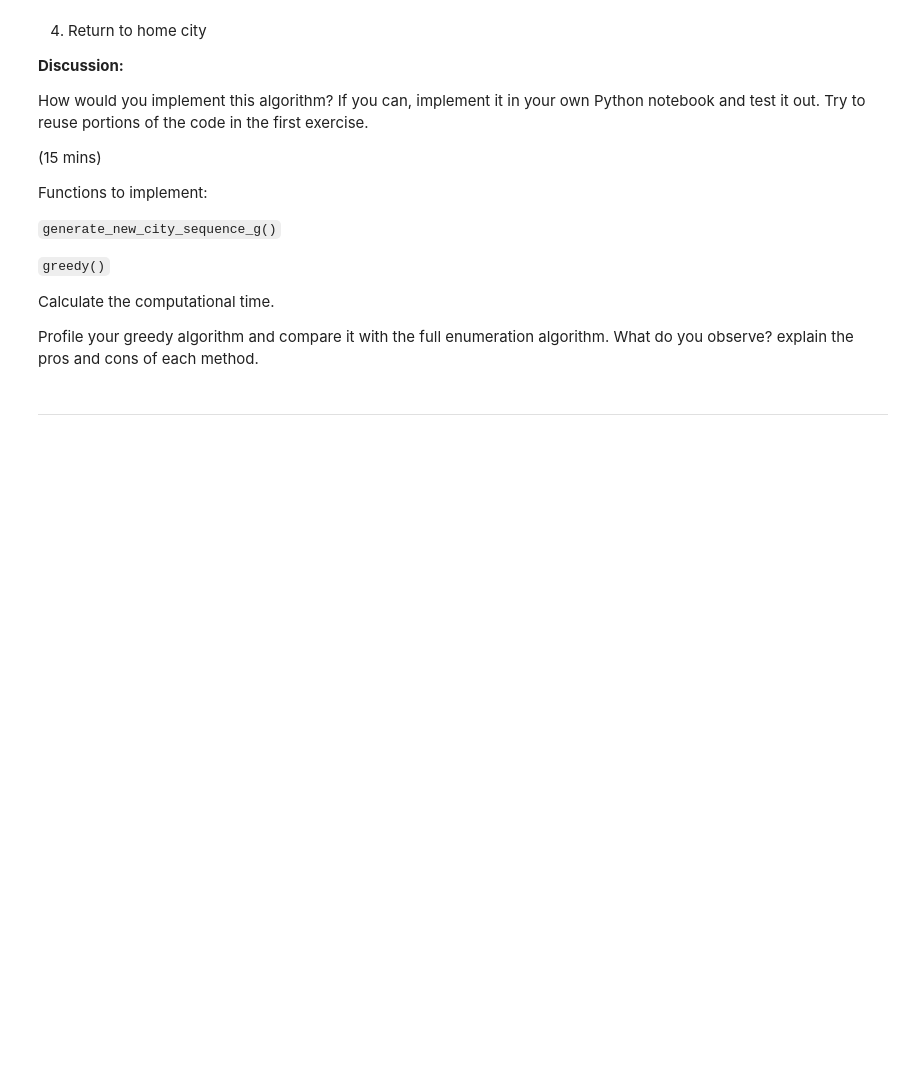
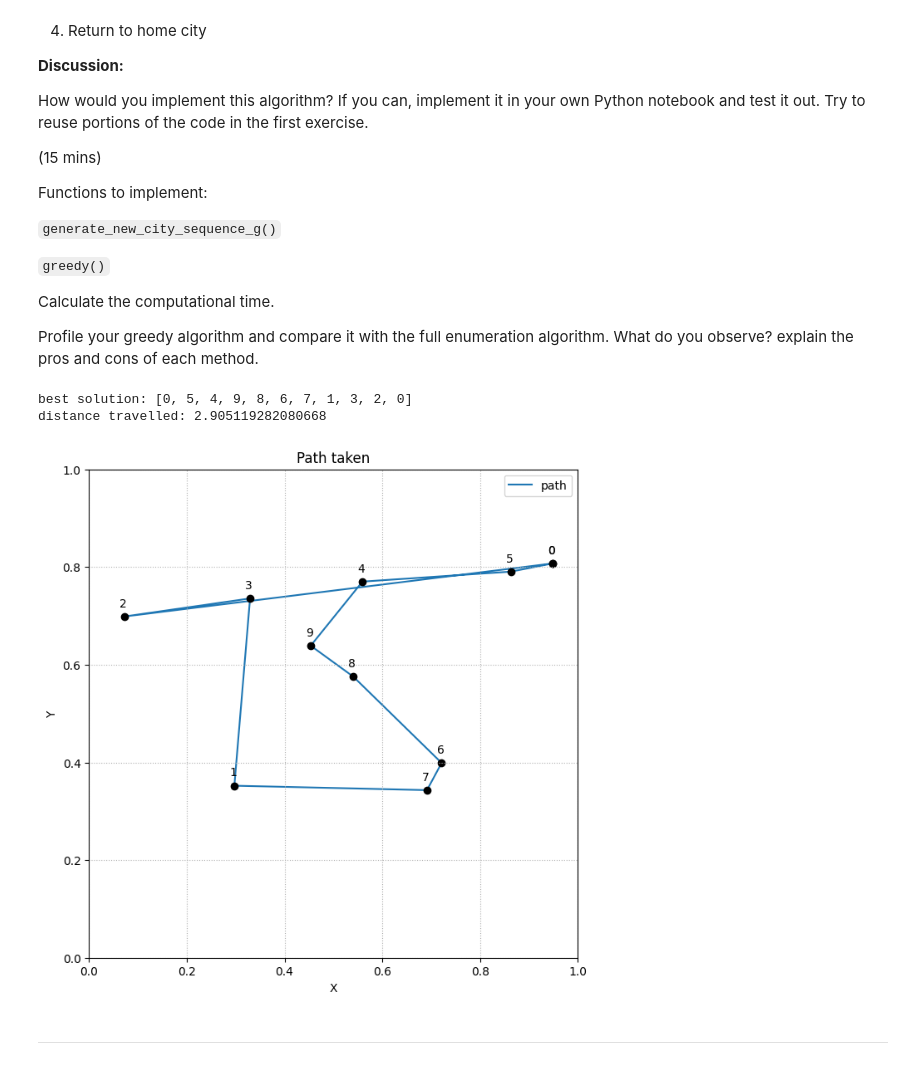
Before and after one commit to GAnagno/optsim, a Jupyter notebook: Optimization_Exercises_2023.ipynb, the cells around one changed output. Saved outputs shown, nothing was run; the diff lists cells and outputs as text; code cells hidden in the pictures; blank space fills up the shorter version.

```diff
--- a/Optimization_Exercises_2023.ipynb
+++ b/Optimization_Exercises_2023.ipynb
@@ -202,9 +202,9 @@ def evaluate_city_sequence(x, cities=None, **kwargs):
     for c, n in zip(x, x[1:]):
         xc, yc = cities.get(c)
         xn, yn = cities.get(n)
-        dx = np.abs(xn-xc)
-        dy = np.abs(yn-yc)
-        Q += np.sqrt(dx**2+dy**2)
+        dx = xn - xc
+        dy = yn - yc
+        Q += np.sqrt(dx**2 + dy**2)
     return Q
 # %% [markdown]
 **Test the function `evaluate_city_sequence(x, cities=None, **kwargs)`** and verify that the calculation is correct.
@@ -387,6 +382,7 @@ def full_enumeration(x, cities):
     return xstar, fstar
 # %%
 # Test
+path = [0, 1, 2, 3, 4, 5, 6, 7, 8, 9, 0]
 solution, distance = full_enumeration(path, cities)
 print("best solution:", solution)
 print("distance travelled:", distance)
@@ -438,13 +425,51 @@ def greedy(x, cities):
+# %%
+## GREEDY
+def generate_new_city_sequence_g(x, cities=None, **kwargs):
+    # start your code here
+
+    # end code
+    return None
+
+
+def greedy(x, cities):
+    sequence = x.copy()[1:-1]
+    # start from home city
+    c = 0
+    solution = [0]
+    # repeat
+    while True:
+        dstar = np.inf
+        # select the next closest city
+        for n in sequence:
+            dist = evaluate_city_sequence([c, n], cities)
+            if dist < dstar:
+                cstar = n
+                dstar = dist
+        c = cstar
+        if len(sequence) > 0:
+            sequence.remove(c)
+            solution.append(c)
+        else:
+            # all cities have been visited
+            break
+    # return to home city
+    solution.append(0)
+    distance = evaluate_city_sequence(solution, cities)
+    return solution, distance
 # %%
 # Test
-rg = Generator(PCG64(42069)) # set your own unique seed number
+rg = Generator(PCG64(42069))  # set your own unique seed number
 n_cities = 10
 cities = simulate_cities(rg, n_cities)
-solution, distance = greedy(rg, cities) # new input parameter K
+solution, distance = greedy(path, cities)
 print("best solution:", solution)
 print("distance travelled:", distance)
 
 draw_salesman(solution, cities)
+# %% [output]
+best solution: [0, 5, 4, 9, 8, 6, 7, 1, 3, 2, 0]
+distance travelled: 2.905119282080668
+[figure, added]
 # %% [markdown]
 ***
 # %% [markdown]
```
Also changed, not shown: parts of 6 cells of this notebook.
